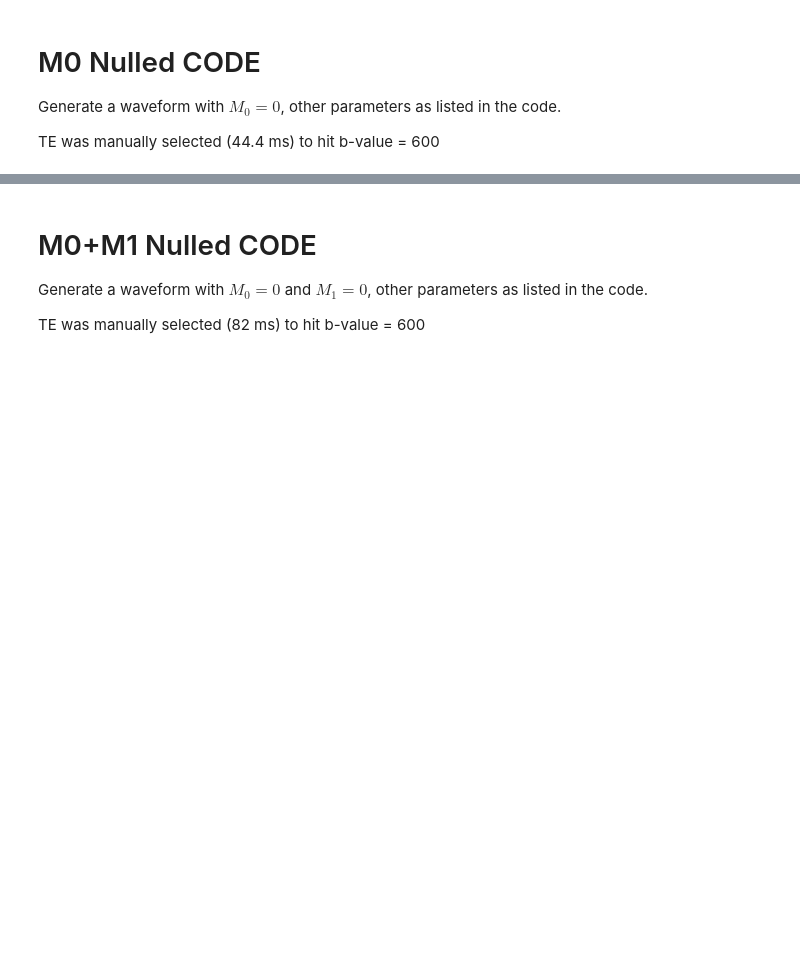
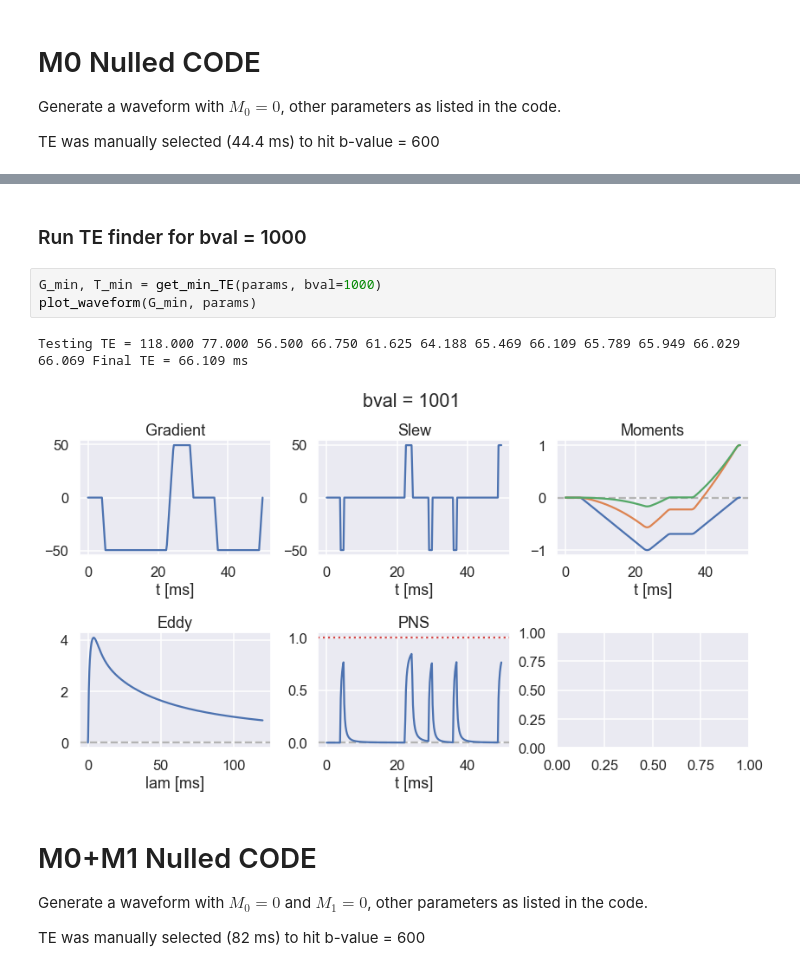
Before and after one commit to mloecher/gropt, a Jupyter notebook: python/demo_v1.ipynb, the cells around one changed output, grey strips where cells are left out. Drawn from its saved outputs; the diff is of its cells as text; blank space fills up the shorter version.

```diff
--- a/python/demo_v1.ipynb
+++ b/python/demo_v1.ipynb
@@ -41,5 +41,13 @@ plot_waveform(G, params['TE'], params['T_readout'])
 # %% [output]
 [figure]
+# %% [markdown]
+### Run TE finder for bval = 1000
+# %%
+G_min, T_min = get_min_TE(params, bval=1000)
+plot_waveform(G_min, params)
+# %% [output]
+Testing TE = 118.000 77.000 56.500 66.750 61.625 64.188 65.469 66.109 65.789 65.949 66.029 66.069 Final TE = 66.109 ms
+[figure, added]
 # %% [markdown]
 # M0+M1 Nulled CODE
 
```
Also changed, not shown: parts of 3 cells of this notebook, 4 other files.
